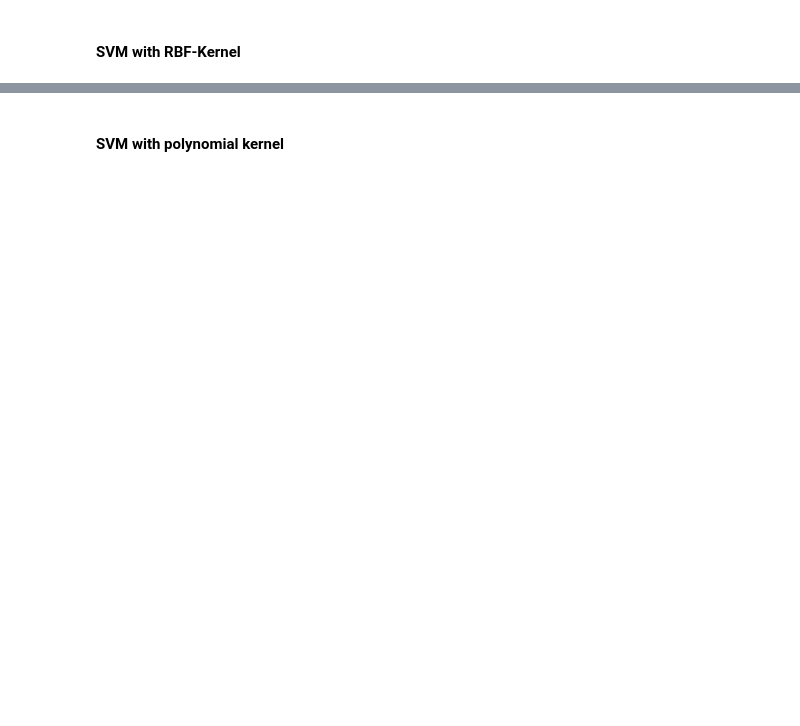
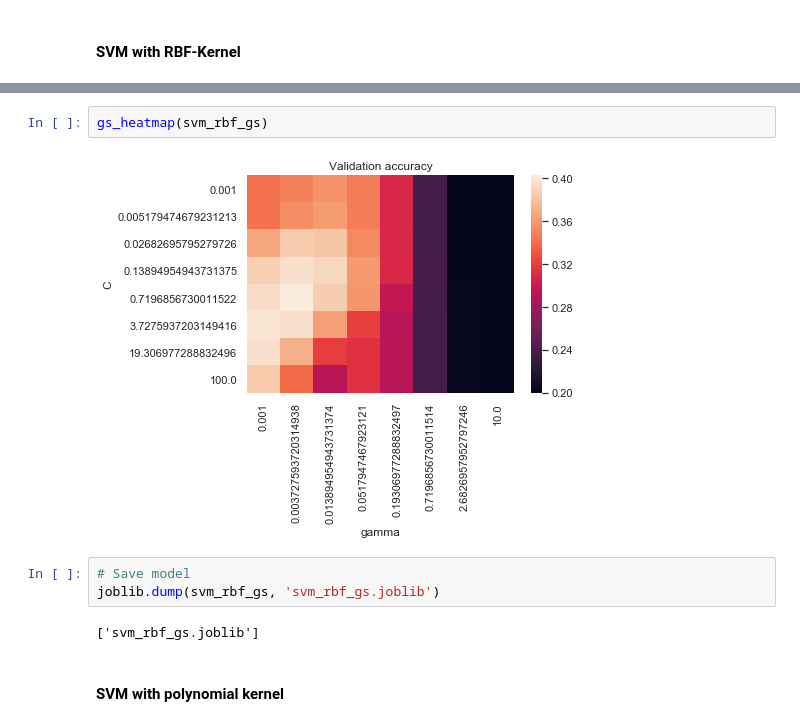
Before and after one commit to tloeber/Springboard, a Jupyter notebook: capstone_lending_club/2_modeling_NEW.ipynb, the cells around one changed output, grey strips where cells are left out. Cells and saved outputs as stored; diff of their text form; blank space fills up the shorter version.

```diff
--- a/capstone_lending_club/2_modeling_NEW.ipynb
+++ b/capstone_lending_club/2_modeling_NEW.ipynb
@@ -291,2 +349,11 @@ https://pandas.pydata.org/pandas-docs/stable/indexing.html#deprecate-loc-reindex
+# %%
+gs_heatmap(svm_rbf_gs)
+# %% [output]
+[figure, added]
+# %%
+# Save model
+joblib.dump(svm_rbf_gs, 'svm_rbf_gs.joblib')
+# %% [output]
+['svm_rbf_gs.joblib']
 # %% [markdown]
 #### SVM with polynomial kernel
```
Also changed, not shown: parts of 20 cells of this notebook.
